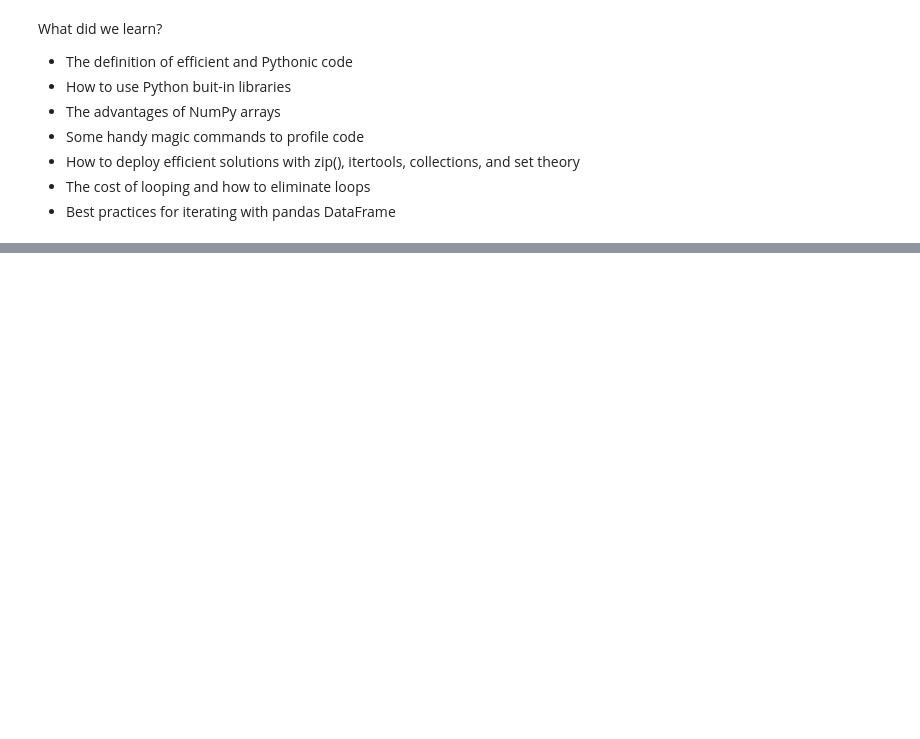
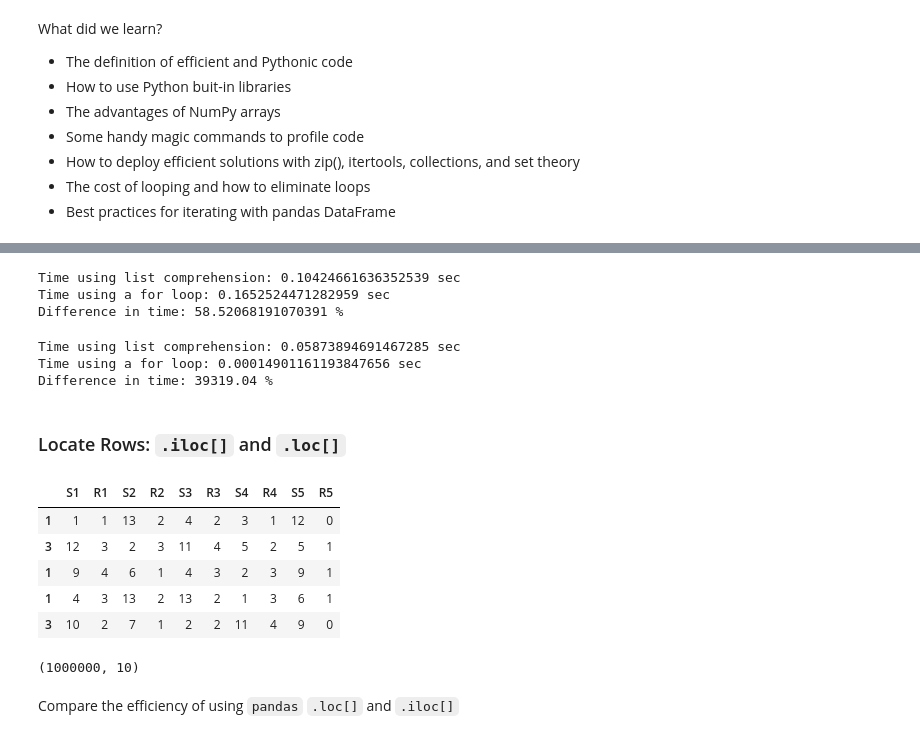
Before and after one commit to SmilodonCub/DATA602, a Jupyter notebook: PythonProgrammingTrack_DataCamp_Notes.ipynb, the cells around one changed output, grey strips where cells are left out. Drawn from its saved outputs; the diff is of its cells as text; code cells hidden in the pictures; blank space fills up the shorter version.

```diff
--- a/PythonProgrammingTrack_DataCamp_Notes.ipynb
+++ b/PythonProgrammingTrack_DataCamp_Notes.ipynb
@@ -873,0 +893,54 @@ What did we learn?
+# %%
+#toy example of comparing execution times
+#list comrehension
+lc_start_time = time.time()
+result = [ i*i for i in range( 0, 1000000 ) ]
+lc_end_time = time.time()
+lc_time = lc_end_time - lc_start_time
+print( "Time using list comprehension: {} sec".format( lc_time ) )
+#for loop
+fl_start_time = time.time()
+result = []
+for i in range( 0, 1000000 ):
+    result.append( i*i )
+fl_end_time = time.time()
+fl_time = fl_end_time - fl_start_time
+print( "Time using a for loop: {} sec".format( fl_time ) )
+#evaluate the difference
+print( "Difference in time: {} %".format( ( fl_time - lc_time )/lc_time * 100 ) )
+# %% [output]
+Time using list comprehension: 0.10424661636352539 sec
+Time using a for loop: 0.1652524471282959 sec
+Difference in time: 58.52068191070391 %
+# %%
+#another example of comparing execution times
+def sum_brute_force( N ):
+    res = 0
+    for i in range( 1, N+1 ):
+        res += i
+    return res
+
+def sum_formula( N ):
+    return N*(N+1)/2
+
+N = 1000000
+#brute force
+bf_start_time = time.time()
+result = sum_brute_force( N )
+bf_end_time = time.time()
+bf_time = bf_end_time - bf_start_time
+print( "Time using list comprehension: {} sec".format( bf_time ) )
+#for loop
+sf_start_time = time.time()
+result = sum_formula( N )
+sf_end_time = time.time()
+sf_time = sf_end_time - sf_start_time
+print( "Time using a for loop: {} sec".format( sf_time ) )
+#evaluate the difference
+print( "Difference in time: {} %".format( ( bf_time - sf_time )/sf_time * 100 ) )
+# %% [output]
+Time using list comprehension: 0.05873894691467285 sec
+Time using a for loop: 0.00014901161193847656 sec
+Difference in time: 39319.04 %
+# %% [markdown]
+### Locate Rows: `.iloc[]` and `.loc[]`
@@ -873,0 +950,19 @@ What did we learn?
+# %%
+poker_URL = 'https://raw.githubusercontent.com/SmilodonCub/DATA602/master/poker-hand-testing.data'
+col_names = [ 'S1', 'R1', 'S2', 'R2', 'S3', 'R3', 'S4', 'R4', 'S5', 'R5' ]
+poker_df = pd.read_csv( poker_URL, header = None, names = col_names )
+# %%
+poker_df.head()
+# %% [output]
+|  | S1 | R1 | S2 | R2 | S3 | R3 | S4 | R4 | S5 | R5 |
+| 1 | 1 | 1 | 13 | 2 | 4 | 2 | 3 | 1 | 12 | 0 |
+| 3 | 12 | 3 | 2 | 3 | 11 | 4 | 5 | 2 | 5 | 1 |
+| 1 | 9 | 4 | 6 | 1 | 4 | 3 | 2 | 3 | 9 | 1 |
+| 1 | 4 | 3 | 13 | 2 | 13 | 2 | 1 | 3 | 6 | 1 |
+| 3 | 10 | 2 | 7 | 1 | 2 | 2 | 11 | 4 | 9 | 0 |
+# %%
+poker_df.shape
+# %% [output]
+(1000000, 10)
+# %% [markdown]
+Compare the efficiency of using `pandas` `.loc[]` and `.iloc[]`
```
Also changed, not shown: parts of 11 cells of this notebook.
